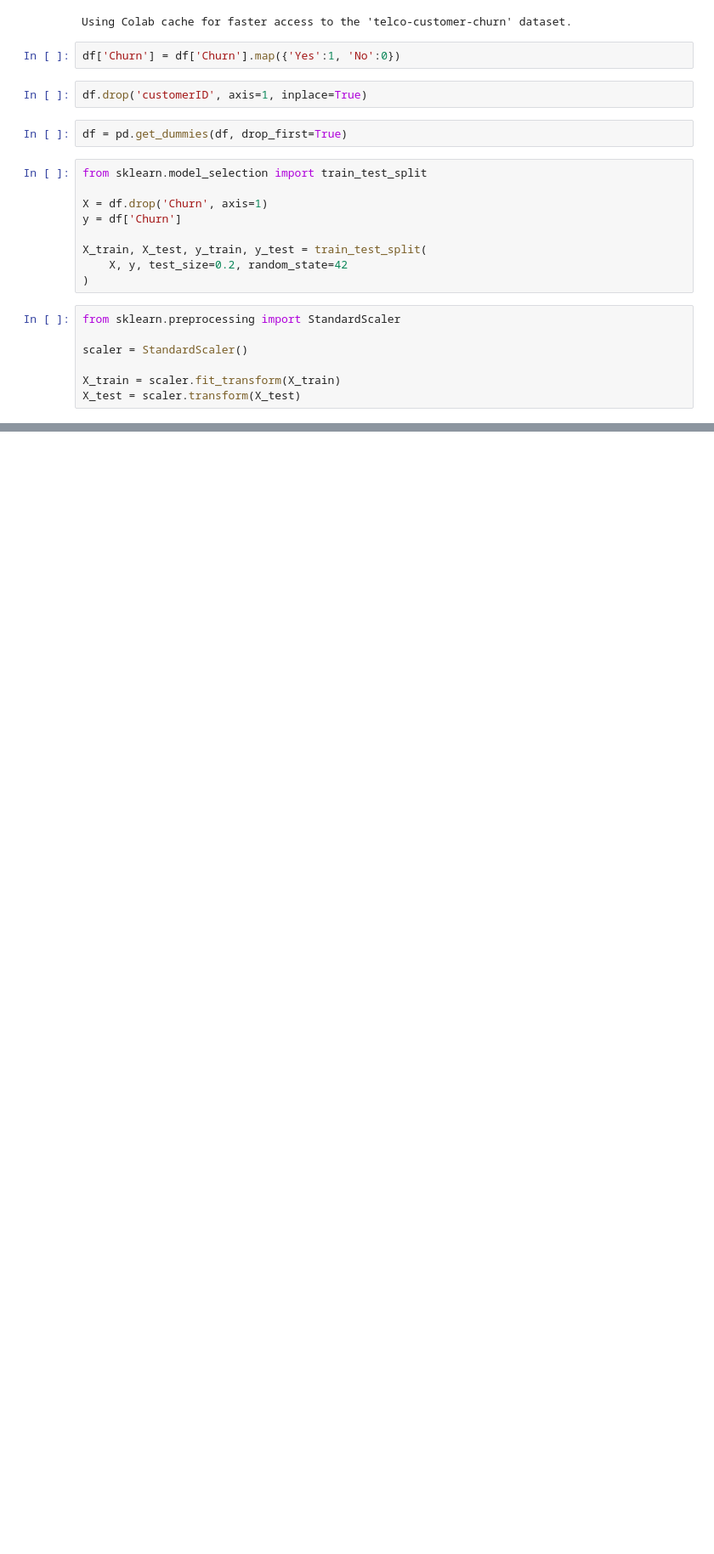
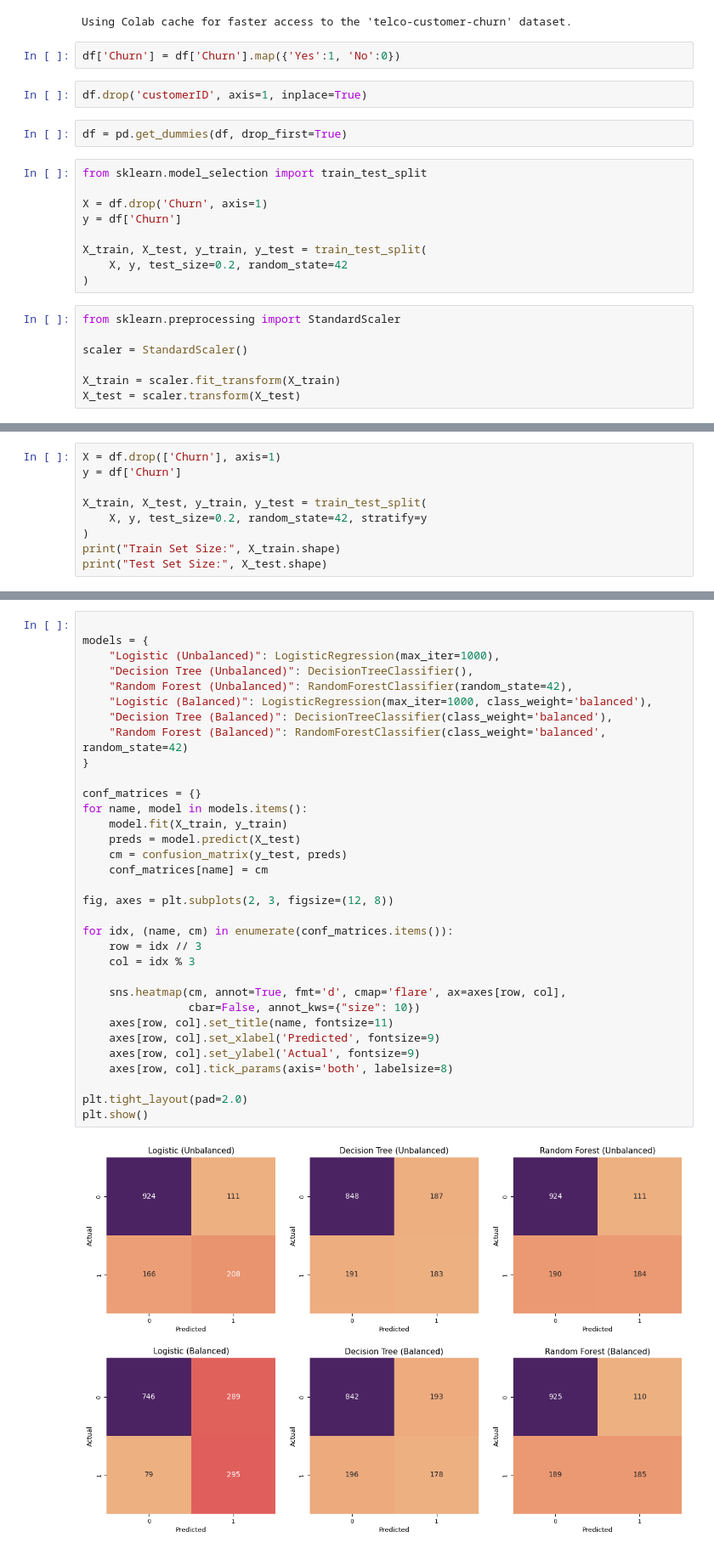
Before and after one commit to grifithraj/Customer-Churn-Prediction, a Jupyter notebook: churn_analysis.ipynb, the cells around one changed output, grey strips where cells are left out. Shown at 85% size. Cells and saved outputs as stored; diff of their text form; blank space fills up the shorter version.

```diff
--- a/churn_analysis.ipynb
+++ b/churn_analysis.ipynb
@@ -120,0 +177,9 @@ X_test = scaler.transform(X_test)
+# %%
+X = df.drop(['Churn'], axis=1)
+y = df['Churn']
+
+X_train, X_test, y_train, y_test = train_test_split(
+    X, y, test_size=0.2, random_state=42, stratify=y
+)
+print("Train Set Size:", X_train.shape)
+print("Test Set Size:", X_test.shape)
@@ -120,0 +189,35 @@ X_test = scaler.transform(X_test)
+# %%
+
+models = {
+    "Logistic (Unbalanced)": LogisticRegression(max_iter=1000),
+    "Decision Tree (Unbalanced)": DecisionTreeClassifier(),
+    "Random Forest (Unbalanced)": RandomForestClassifier(random_state=42),
+    "Logistic (Balanced)": LogisticRegression(max_iter=1000, class_weight='balanced'),
+    "Decision Tree (Balanced)": DecisionTreeClassifier(class_weight='balanced'),
+    "Random Forest (Balanced)": RandomForestClassifier(class_weight='balanced', random_state=42)
+}
+
+conf_matrices = {}
+for name, model in models.items():
+    model.fit(X_train, y_train)
+    preds = model.predict(X_test)
+    cm = confusion_matrix(y_test, preds)
+    conf_matrices[name] = cm
+
+fig, axes = plt.subplots(2, 3, figsize=(12, 8))
+
+for idx, (name, cm) in enumerate(conf_matrices.items()):
+    row = idx // 3
+    col = idx % 3
+
+    sns.heatmap(cm, annot=True, fmt='d', cmap='flare', ax=axes[row, col],
+                cbar=False, annot_kws={"size": 10})
+    axes[row, col].set_title(name, fontsize=11)
+    axes[row, col].set_xlabel('Predicted', fontsize=9)
+    axes[row, col].set_ylabel('Actual', fontsize=9)
+    axes[row, col].tick_params(axis='both', labelsize=8)
+
+plt.tight_layout(pad=2.0)
+plt.show()
+# %% [output]
+[figure, added]
```
Also changed, not shown: parts of 4 cells of this notebook.
